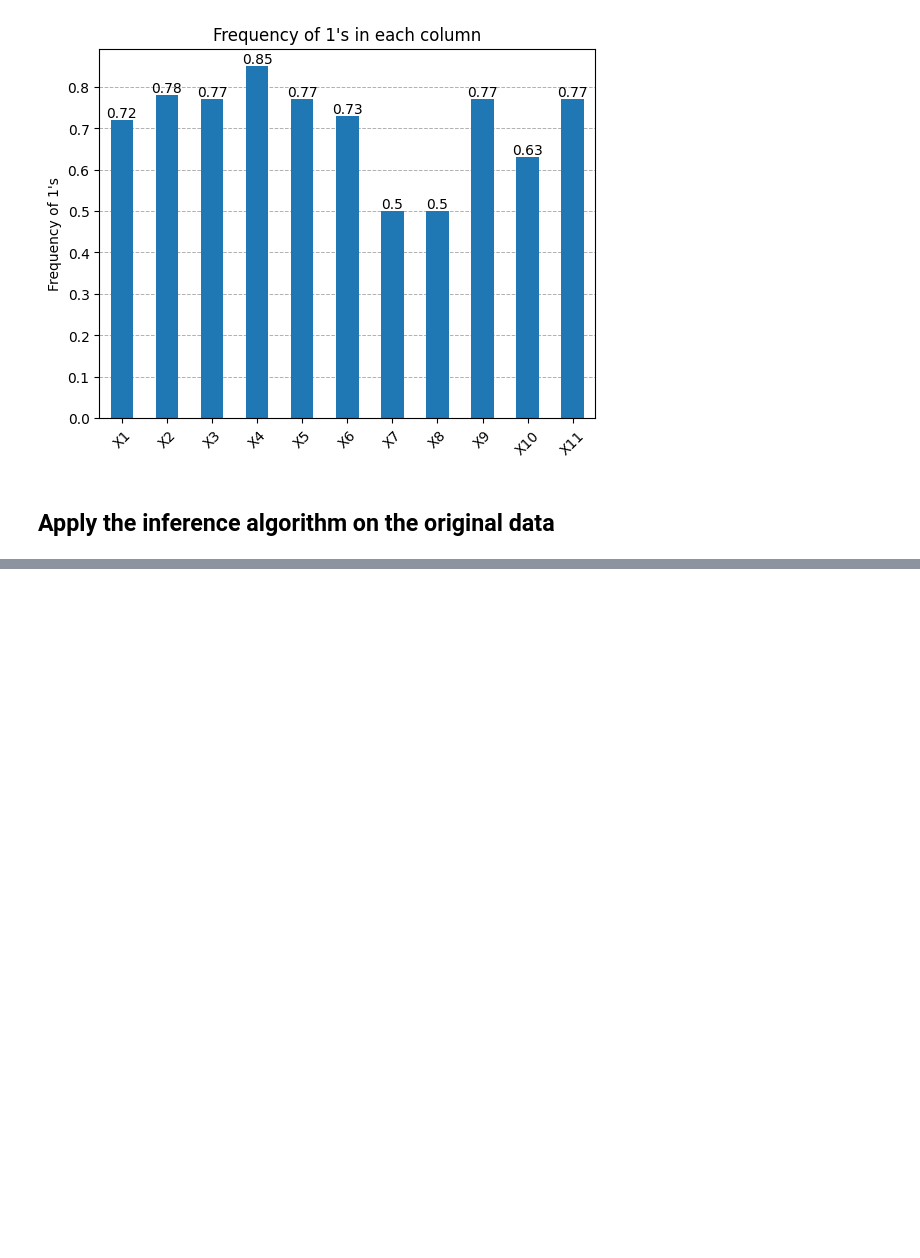
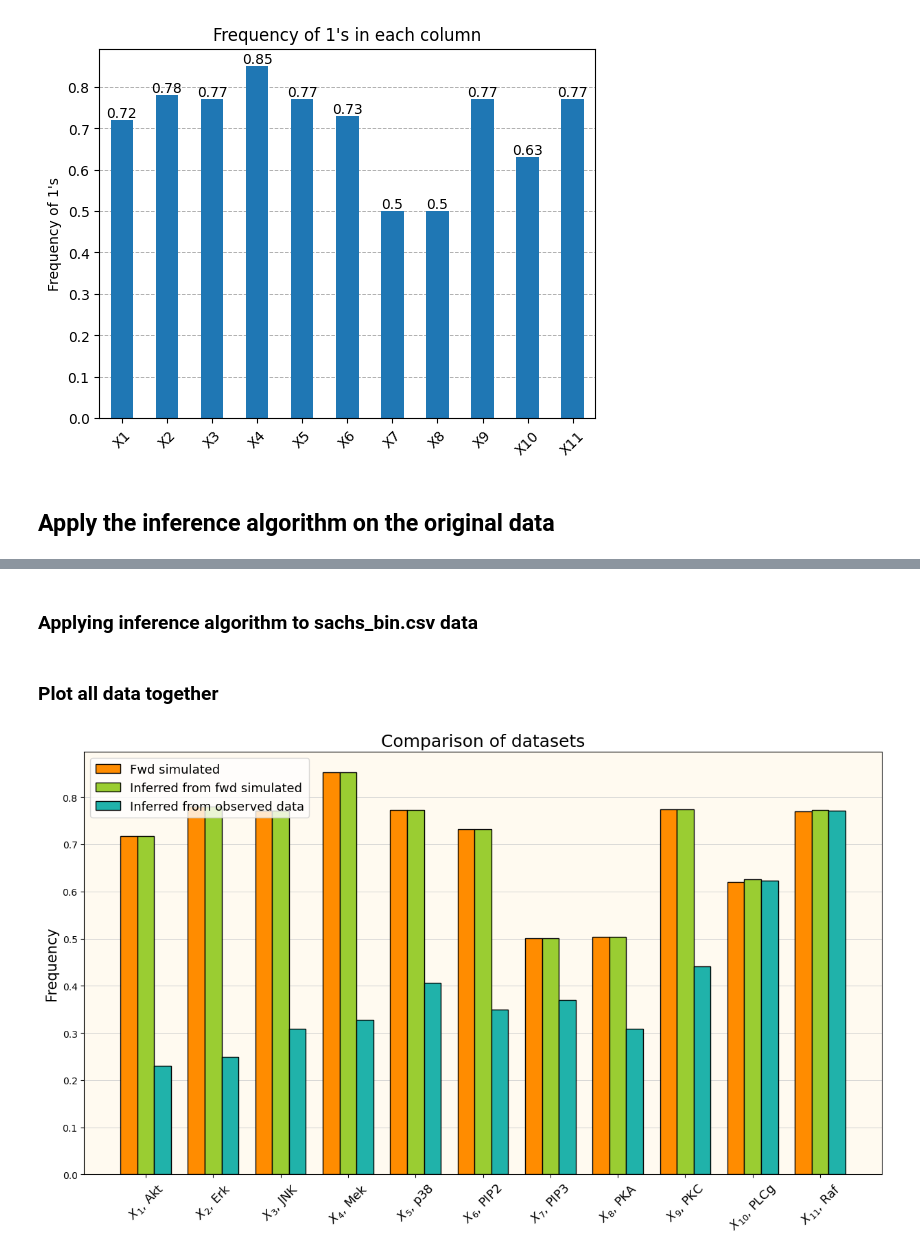
Before and after one commit to AblaZe42/MODCOM_PROJECT, a Jupyter notebook: part_ii.ipynb, the cells around one changed output, grey strips where cells are left out. Saved outputs shown, nothing was run; the diff lists cells and outputs as text; code cells hidden in the pictures; blank space fills up the shorter version.

```diff
--- a/part_ii.ipynb
+++ b/part_ii.ipynb
@@ -433,11 +419,11 @@ inference_date.head()
 | 3 | 1 | 0 | 0 | 1 | 1 | 1 | 1 | 0 | 1 | 1 | 0 |
 | 4 | 1 | 1 | 1 | 1 | 1 | 0 | 1 | 1 | 1 | 1 | 1 |
 # %%
-percentages = inference_date.mean()  # mean() calculates the proportion of 1s, multiplying by 100 gives the percentage
+fwd_sim_inf_percentages = inference_date.mean()  # mean() calculates the proportion of 1s, multiplying by 100 gives the percentage
 
 # Plotting
 fig, ax = plt.subplots()
-np.round(percentages,2).plot(kind='bar', ax=ax)
+np.round(fwd_sim_inf_percentages,2).plot(kind='bar', ax=ax)
 ax.bar_label(ax.containers[0])
 ax.set_ylabel('Frequency of 1\'s')
 ax.set_title('Frequency of 1\'s in each column')
@@ -462 +452,3 @@ sachs_bin_dataset.head()
+# %% [markdown]
+### Applying inference algorithm to sachs_bin.csv data
 # %%
@@ -467,0 +461,46 @@ sachs_bin_inferred = dataframe_inference(sachs_bin_dataset, column_names, query_
+# %%
+# importing saved data from inference algorithm
+sachs_bin_inferred = pd.read_csv('dataset/sachs_bin_inferred.csv')
+percentages_sachs = sachs_bin_inferred.mean()  # mean() calculates the proportion of 1s, multiplying by 100 gives the percentage
+# %%
+fwd_sim_data = pd.read_csv('dataset/50K_forward_simulation.csv')
+# %% [markdown]
+### Plot all data together
+# %%
+datasets = ['Fwd simulated', 'Inferred from fwd simulated', 'Inferred from observed data']
+categories = ['$X_1$, Akt' , '$X_2$, Erk' ,'$X_3$, JNK' , '$X_4$, Mek' , '$X_5$, p38' , '$X_6$, PIP2' , '$X_7$, PIP3' , '$X_8$, PKA' , '$X_9$, PKC' , '$X_{10}$, PLCg' , '$X_{11}$, Raf']
+
+# Define width of each bar
+bar_width = 0.25
+
+# Set positions for bars on X-axis
+r1 = np.arange(len(categories))
+r2 = [x + bar_width for x in r1]
+r3 = [x + bar_width for x in r2]
+
+fwd_sim = fwd_sim_data.mean()
+inf_fwd = fwd_sim_inf_percentages
+inf_sachs = percentages_sachs
+
+#ax = plt.subplots()
+fig1,ax = plt.subplots(figsize=(15, 8))
+
+ax.bar(r1,fwd_sim,color='darkorange',width=bar_width,label=datasets[0],edgecolor='black')
+ax.bar(r2,inf_fwd,color='yellowgreen',width=bar_width,label=datasets[1],edgecolor='black')
+ax.bar(r3,inf_sachs,color='lightseagreen',width=bar_width,label=datasets[2],edgecolor='black')
+
+plt.ylabel('Frequency',fontsize=15)
+plt.xticks([r + bar_width for r in range(len(categories))], categories, rotation=45,fontsize=13)
+plt.title('Comparison of datasets',fontsize=18)
+ax.set_facecolor('floralwhite')
+ax.set_axisbelow(True)
+plt.grid(axis='y', linestyle='-', linewidth=0.7,color='lightgray')  # Add gridlines for better readability
+
+# Add legend
+plt.legend(loc='upper left',fontsize=13)
+
+plt.show()
+
+fig1.savefig('comparison_part_ii.png')
+# %% [output]
+[figure, added]
```
Also changed, not shown: parts of 6 cells of this notebook, 3 other files.
